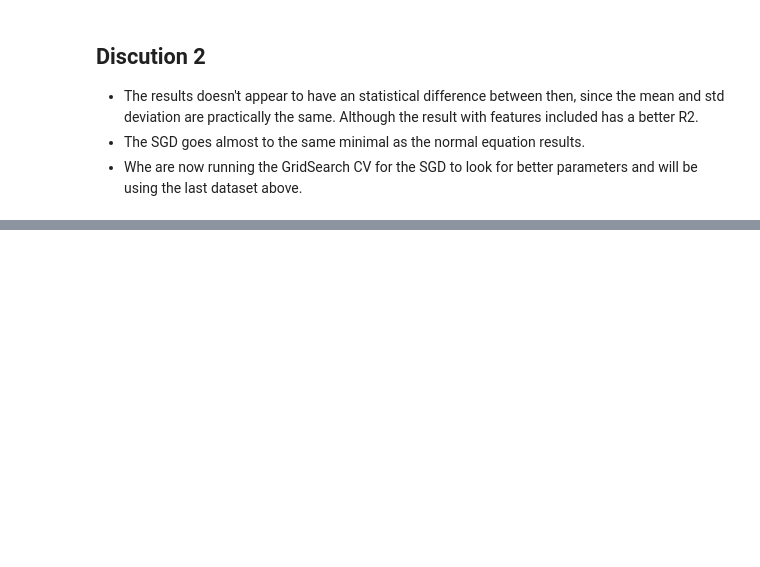
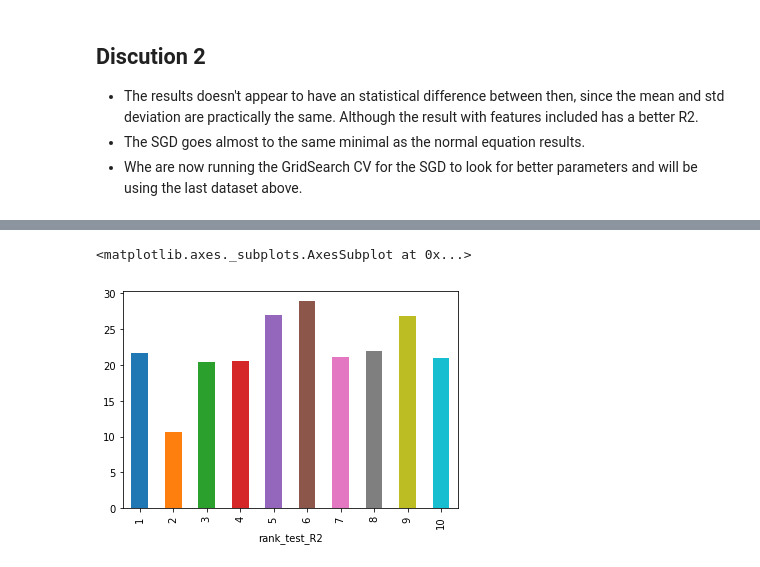
Before and after one commit to wanermiranda/LinearRegression, a Jupyter notebook: notebooks/Experiments - Round 2.ipynb, the cells around one changed output, grey strips where cells are left out. Drawn from its saved outputs; the diff is of its cells as text; code cells hidden in the pictures; blank space fills up the shorter version.

```diff
--- a/notebooks/Experiments - Round 2.ipynb
+++ b/notebooks/Experiments - Round 2.ipynb
@@ -125,0 +159,28 @@ Fitting 5 folds for each of 27 candidates, totalling 135 fits
+# %%
+import pandas as pd
+import warnings
+warnings.filterwarnings("ignore", category=DeprecationWarning)
+warnings.filterwarnings("ignore", category=FutureWarning)
+
+columns = [
+'param_learning_rate',
+'param_max_iter',
+'param_loss',
+'param_eta0',
+'param_penalty',
+'rank_test_-MSE',
+'rank_test_-MAE',
+'rank_test_R2',
+'std_test_-MSE',
+'std_test_-MAE',
+'std_test_R2',
+'mean_test_-MSE',
+'mean_test_-MAE',
+'mean_test_R2',
+'mean_fit_time']
+
+results = pd.DataFrame(regr.cv_results_)
+top10 = results[columns].sort_values(by=['rank_test_R2', 'mean_test_R2']).head(10).copy()
+top10.sort_values(by=['rank_test_R2', 'mean_test_R2'])
+top10.set_index('rank_test_R2', inplace=True, drop=True)
+top10
@@ -125,0 +200,5 @@ Fitting 5 folds for each of 27 candidates, totalling 135 fits
+# %%
+top10.mean_fit_time.plot.bar()
+# %% [output]
+<matplotlib.axes._subplots.AxesSubplot at 0x...>
+[figure, added]
```
Also changed, not shown: parts of 27 cells of this notebook, 4 other files.
